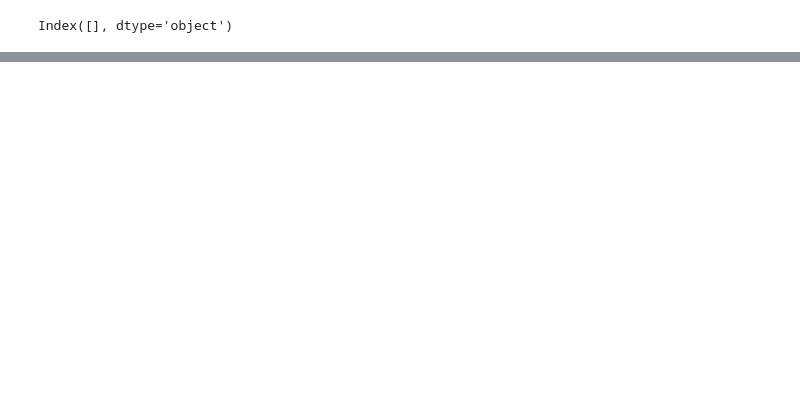
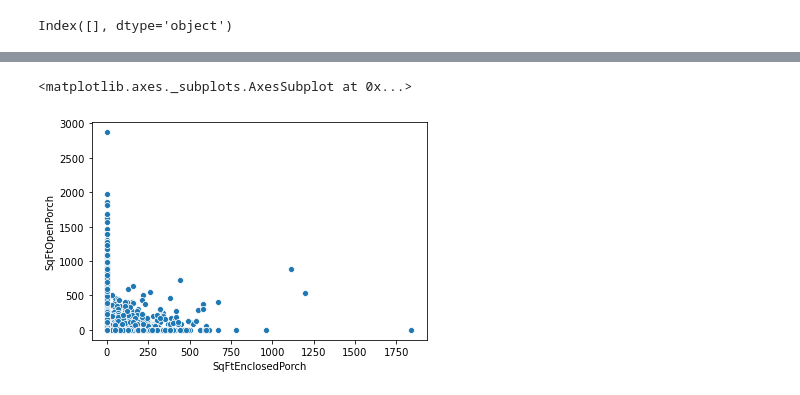
Before and after one commit to ghPRao/phase_2_project_chicago-sf-seattle-ds-082420, a Jupyter notebook: andrew_PR_EDA.ipynb, the cells around one changed output, grey strips where cells are left out. Drawn from its saved outputs; the diff is of its cells as text; code cells hidden in the pictures; blank space fills up the shorter version.

```diff
--- a/andrew_PR_EDA.ipynb
+++ b/andrew_PR_EDA.ipynb
@@ -36,3 +36,5 @@ from statsmodels.stats.outliers_influence import variance_inflation_factor
 
 from eda.eda import *
 # from lr_model.build_lr import *
+
+sns.set_style("whitegrid")
@@ -362,0 +398,3 @@ df
+# %%
+df_porch = df[['SalePrice','SqFtOpenPorch', 'SqFtEnclosedPorch']].copy()
+df_porch.head()
@@ -362,0 +432,5 @@ df
+# %%
+sns.scatterplot(data=df_porch, x="SqFtEnclosedPorch", y="SqFtOpenPorch")
+# %% [output]
+<matplotlib.axes._subplots.AxesSubplot at 0x...>
+[figure, added]
```
Also changed, not shown: parts of 71 cells of this notebook.
